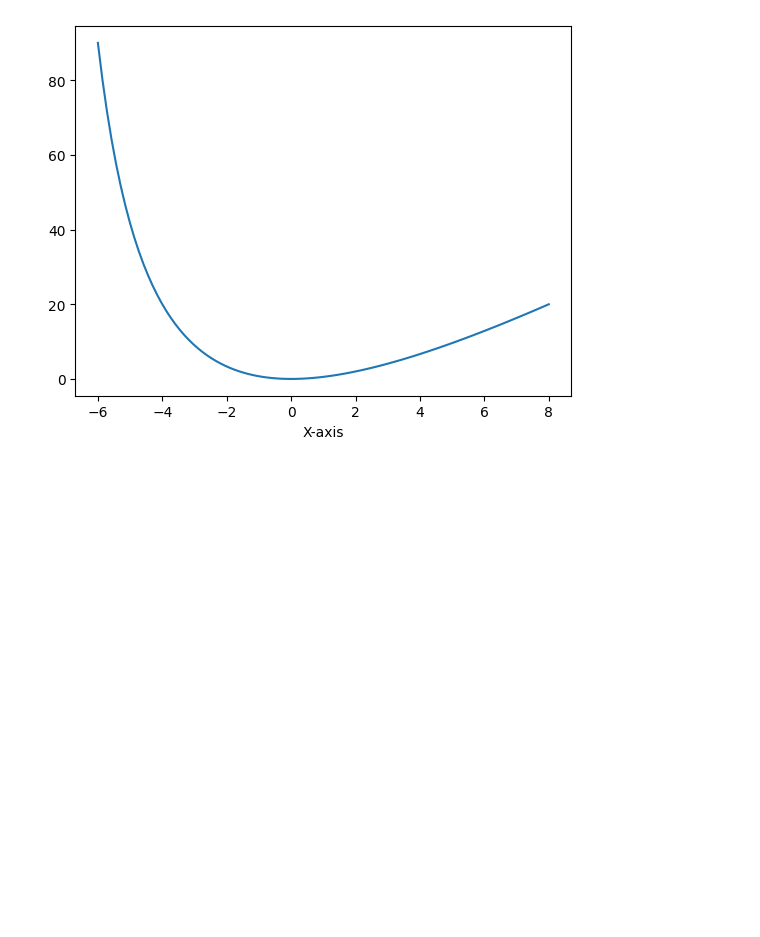
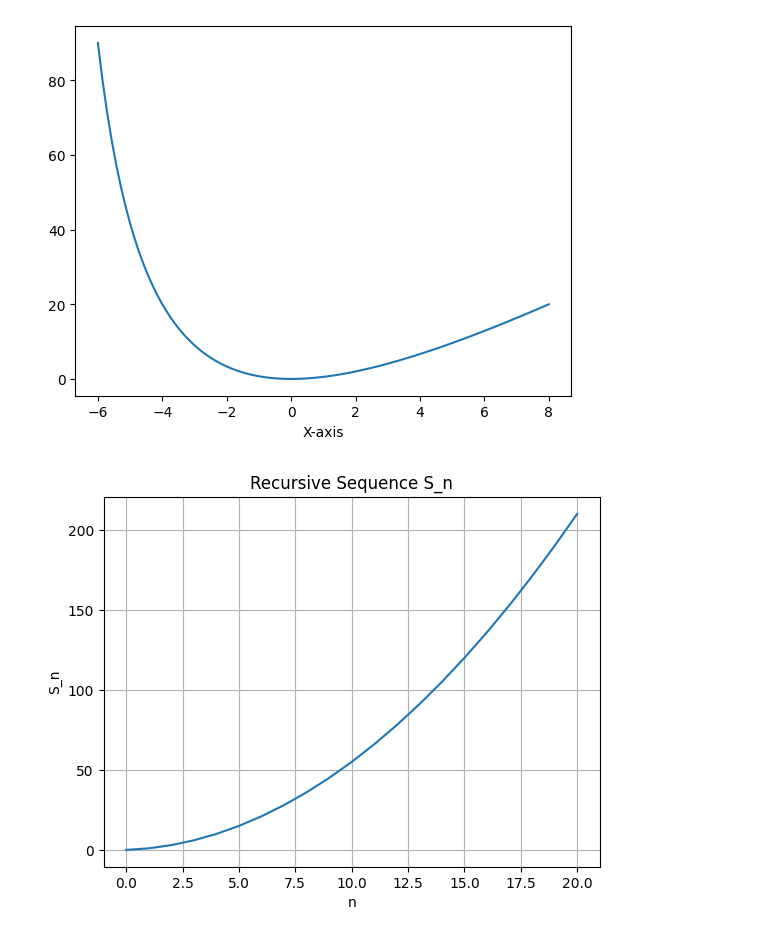
Before and after one commit to Steven-Ou/SP245-Python, a Jupyter notebook: hw2.ipynb, the cells around one changed output. Drawn from its saved outputs; the diff is of its cells as text; code cells hidden in the pictures; blank space fills up the shorter version.

```diff
--- a/hw2.ipynb
+++ b/hw2.ipynb
@@ -26,3 +26,25 @@ plt.xlabel("X-axis")
 # %% [output]
 Text(0.5, 0, 'X-axis')
 [figure]
+# %%
+def S(n):
+  if n == 0:
+    return 0
+  elif n == 1:
+    return 1
+  elif n == 2:
+    return 3
+  else:
+    return 3 * S(n-1) - 3 * S(n-2) + S(n-3)
+
+n_values = list(range(21))
+s_values = [S(n) for n in n_values]
+
+plt.plot(n_values, s_values)
+plt.xlabel("n")
+plt.ylabel("S_n")
+plt.title("Recursive Sequence S_n")
+plt.grid(True)
+plt.show()
+# %% [output]
+[figure, added]
```
Also changed, not shown: parts of 1 cell of this notebook.
